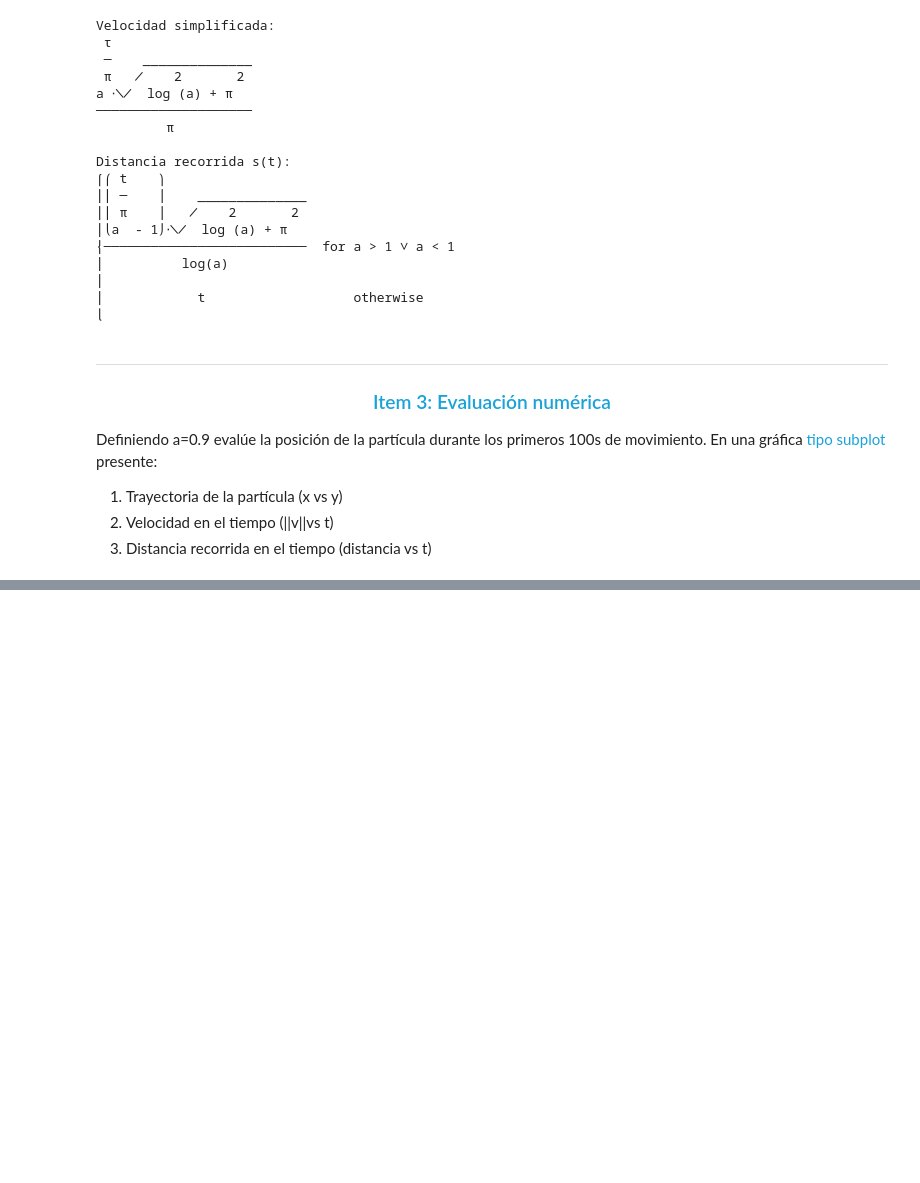
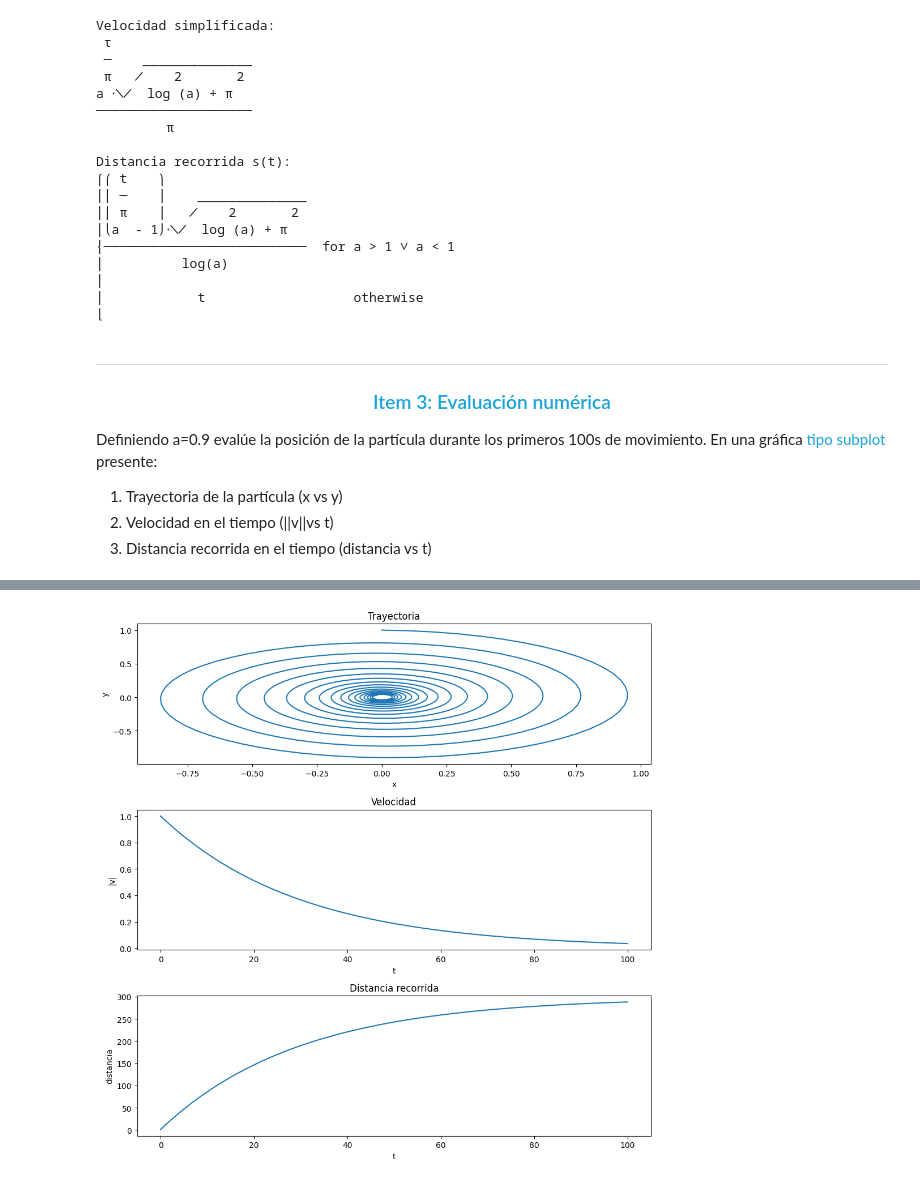
Before and after one commit to Juanvalencia112/Taller1_Herramientas_computacionales, a Jupyter notebook: taller_3_herramientas/Taller 3. Herramientas.ipynb, the cells around one changed output, grey strips where cells are left out. Cells and saved outputs as stored; diff of their text form; code cells hidden in the pictures; blank space fills up the shorter version.

```diff
--- a/taller_3_herramientas/Taller 3. Herramientas.ipynb
+++ b/taller_3_herramientas/Taller 3. Herramientas.ipynb
@@ -176,0 +202,32 @@ Definiendo  a=0.9  evalúe  la  posición  de  la  partícula  durante  los  pri
+# %%
+import sympy as sp
+import numpy as np
+import matplotlib.pyplot as plt
+import math
+
+t = sp.Symbol("t, a")
+a = 0.9
+x = a**(t/math.pi) * sp.sin(t)
+y = a**(t/math.pi) * sp.cos(t)
+v = sp.sqrt(sp.diff(x, t)**2 + sp.diff(y, t)**2)
+
+T = np.linspace(0, 100, 1000)
+
+X, Y, V, D = [], [], [], []
+dist = 0
+
+for tt in T:
+    vx = float(v.subs(t, tt))
+    dist += vx
+    X.append(float(x.subs(t, tt)))
+    Y.append(float(y.subs(t, tt)))
+    V.append(vx)
+    D.append(dist)
+
+plt.figure(figsize=(10,10))
+plt.subplot(3,1,1); plt.plot(X, Y); plt.title("Trayectoria"); plt.xlabel("x"); plt.ylabel("y")
+plt.subplot(3,1,2); plt.plot(T, V); plt.title("Velocidad"); plt.xlabel("t"); plt.ylabel("|v|")
+plt.subplot(3,1,3); plt.plot(T, D); plt.title("Distancia recorrida"); plt.xlabel("t"); plt.ylabel("distancia")
+plt.tight_layout(); plt.show()
+# %% [output]
+[figure, added]
```
Also changed, not shown: parts of 2 cells of this notebook.
